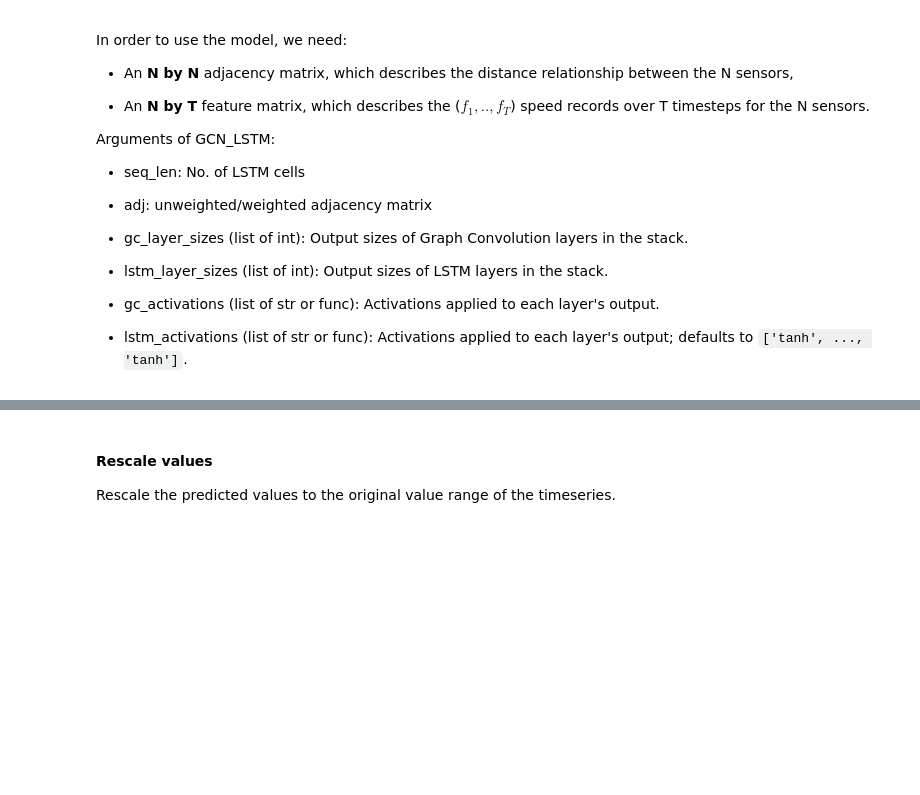
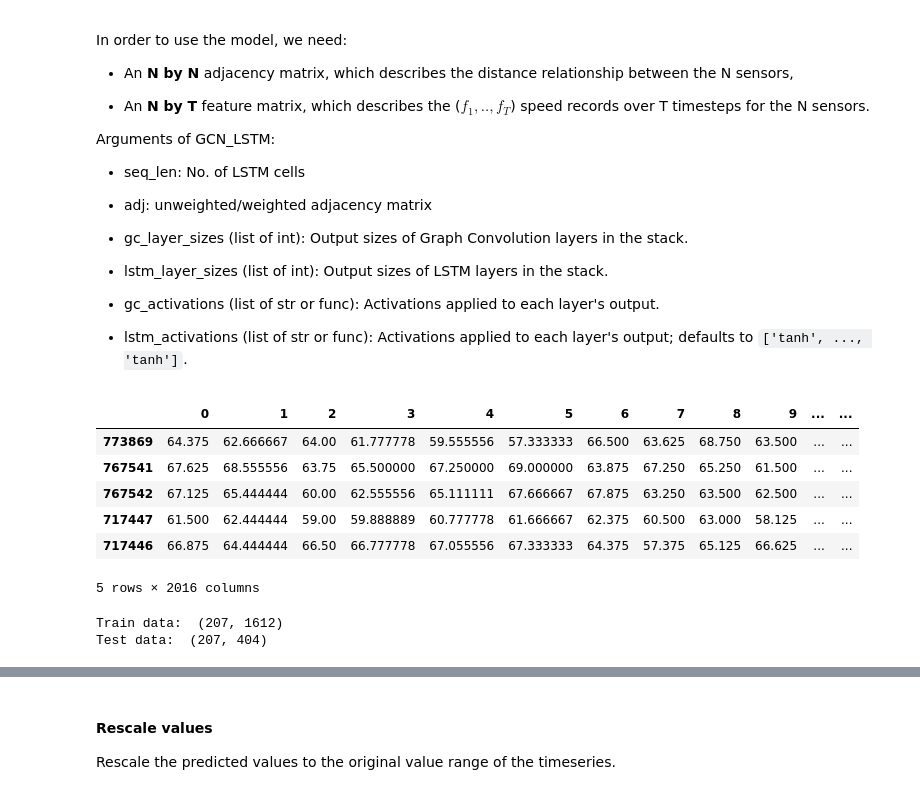
Before and after one commit to madhavamk/computational-data-science, a Jupyter notebook: MiniProjects/M6_NB_MiniProject_4_Urban_Traffic_Flow_Prediction.ipynb, the cells around one changed output, grey strips where cells are left out. Drawn from its saved outputs; the diff is of its cells as text; code cells hidden in the pictures; blank space fills up the shorter version.

```diff
--- a/MiniProjects/M6_NB_MiniProject_4_Urban_Traffic_Flow_Prediction.ipynb
+++ b/MiniProjects/M6_NB_MiniProject_4_Urban_Traffic_Flow_Prediction.ipynb
@@ -326,0 +324,13 @@ Arguments of GCN_LSTM:
+# %%
+# Transpose df rows and columns
+df_speed_t = df_speed.T
+# %%
+df_speed_t.head()
+# %% [output]
+|  | 0 | 1 | 2 | 3 | 4 | 5 | 6 | 7 | 8 | 9 | ... | ... |
+| 773869 | 64.375 | 62.666667 | 64.00 | 61.777778 | 59.555556 | 57.333333 | 66.500 | 63.625 | 68.750 | 63.500 | ... | ... |
+| 767541 | 67.625 | 68.555556 | 63.75 | 65.500000 | 67.250000 | 69.000000 | 63.875 | 67.250 | 65.250 | 61.500 | ... | ... |
+| 767542 | 67.125 | 65.444444 | 60.00 | 62.555556 | 65.111111 | 67.666667 | 67.875 | 63.250 | 63.500 | 62.500 | ... | ... |
+| 717447 | 61.500 | 62.444444 | 59.00 | 59.888889 | 60.777778 | 61.666667 | 62.375 | 60.500 | 63.000 | 58.125 | ... | ... |
+| 717446 | 66.875 | 64.444444 | 66.50 | 66.777778 | 67.055556 | 67.333333 | 64.375 | 57.375 | 65.125 | 66.625 | ... | ... |
+5 rows × 2016 columns
@@ -326,0 +346,7 @@ Arguments of GCN_LSTM:
+# %%
+train_data, test_data = train_test_split(df_speed_t, train_rate)
+print("Train data: ", train_data.shape)
+print("Test data: ", test_data.shape)
+# %% [output]
+Train data:  (207, 1612)
+Test data:  (207, 404)
```
Also changed, not shown: parts of 31 cells of this notebook.
